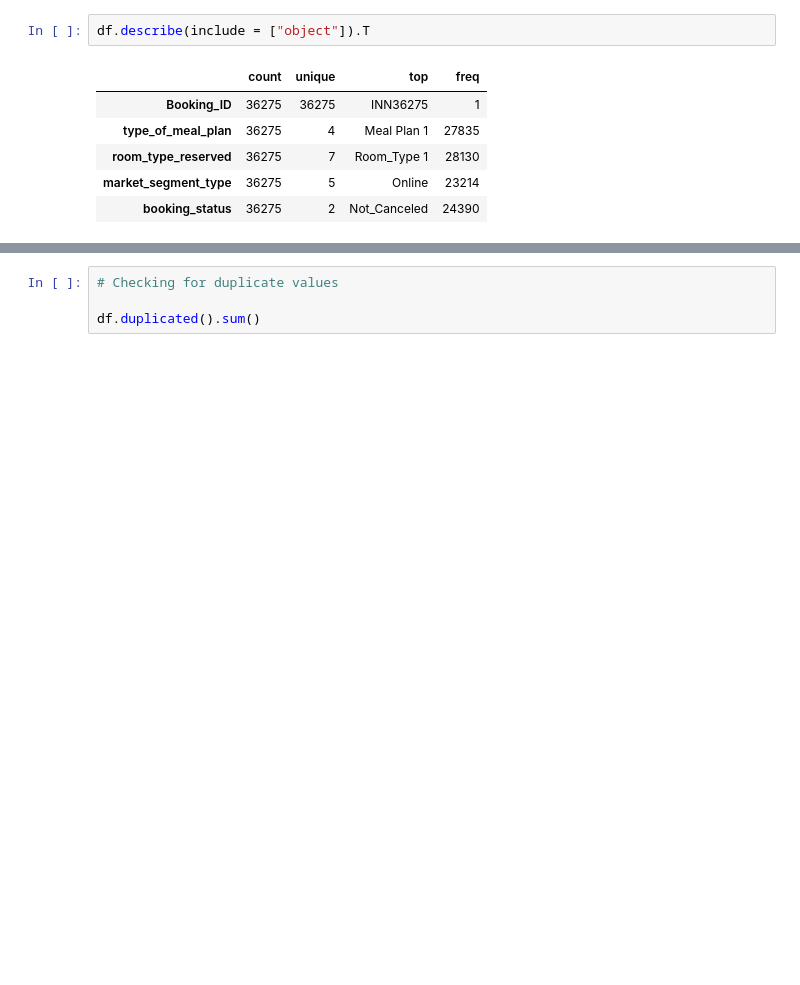
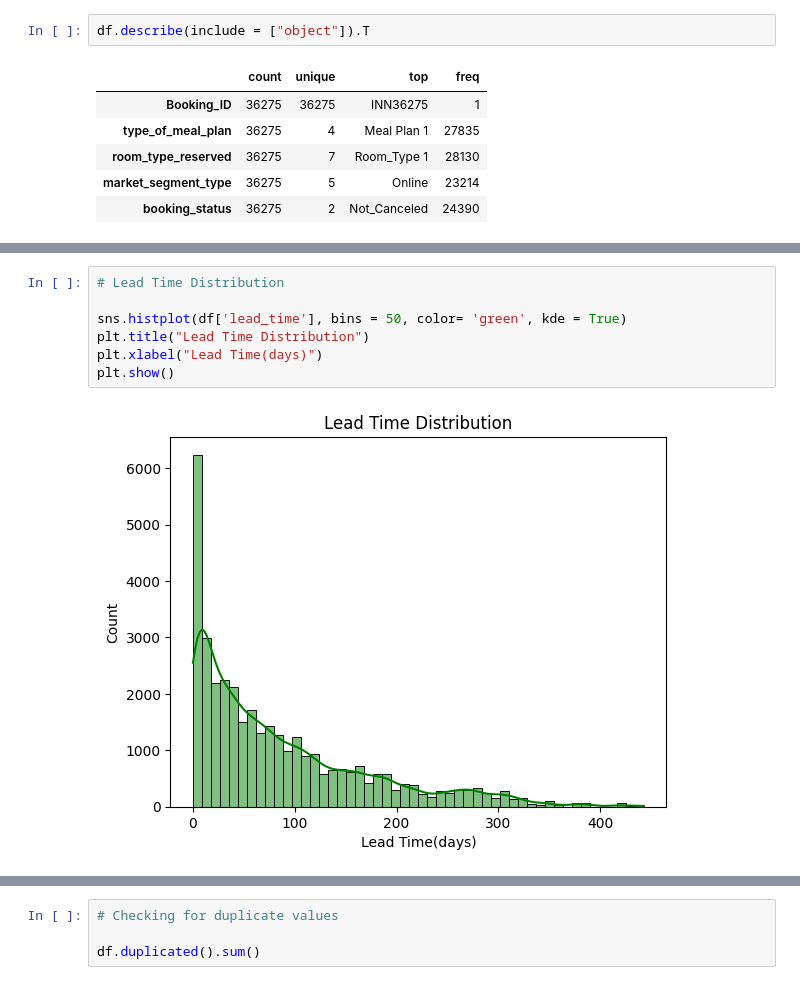
Before and after one commit to dakshayani2906/Data-Science-Portfolio, a Jupyter notebook: INN_Hotels_Solution.ipynb, the cells around one changed output, grey strips where cells are left out. Saved outputs shown, nothing was run; the diff lists cells and outputs as text; blank space fills up the shorter version.

```diff
--- a/INN_Hotels_Solution.ipynb
+++ b/INN_Hotels_Solution.ipynb
@@ -186,0 +132,9 @@ df.describe(include = ["object"]).T
+# %%
+# Lead Time Distribution
+
+sns.histplot(df['lead_time'], bins = 50, color= 'green', kde = True)
+plt.title("Lead Time Distribution")
+plt.xlabel("Lead Time(days)")
+plt.show()
+# %% [output]
+[figure, added]
```
Also changed, not shown: parts of 48 cells of this notebook.
